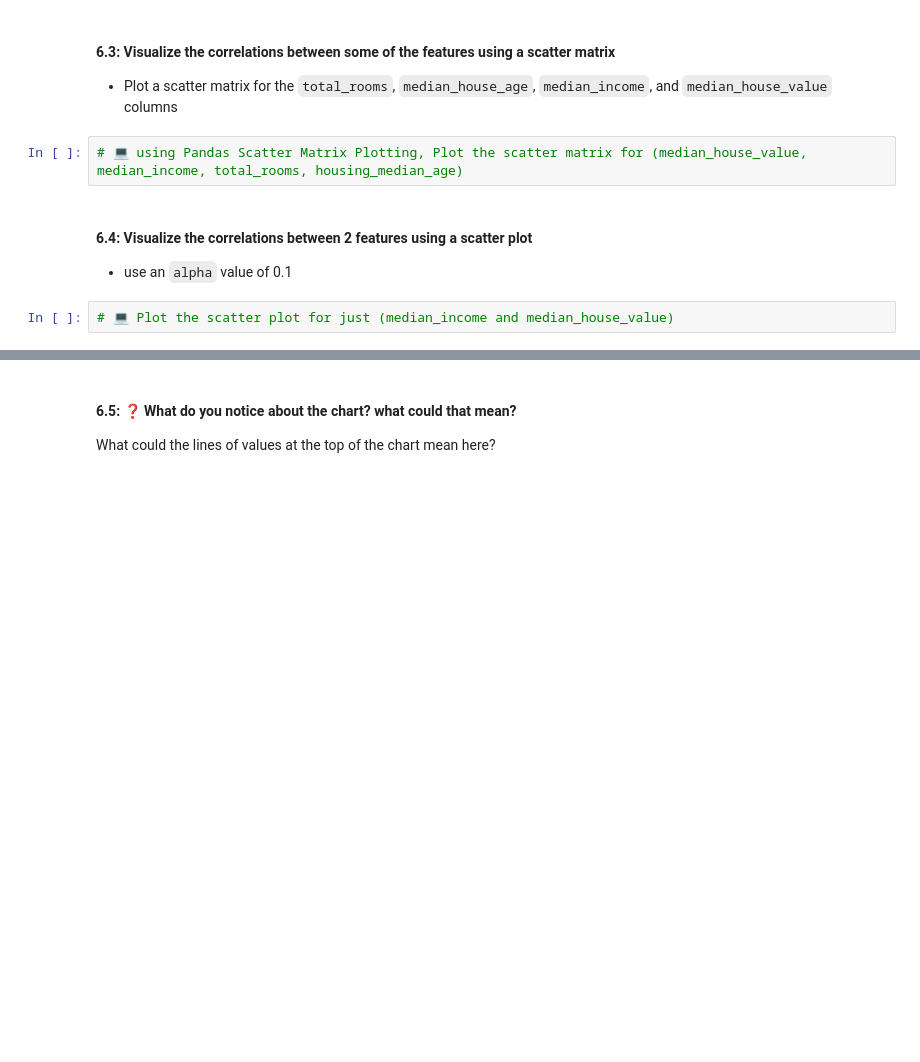
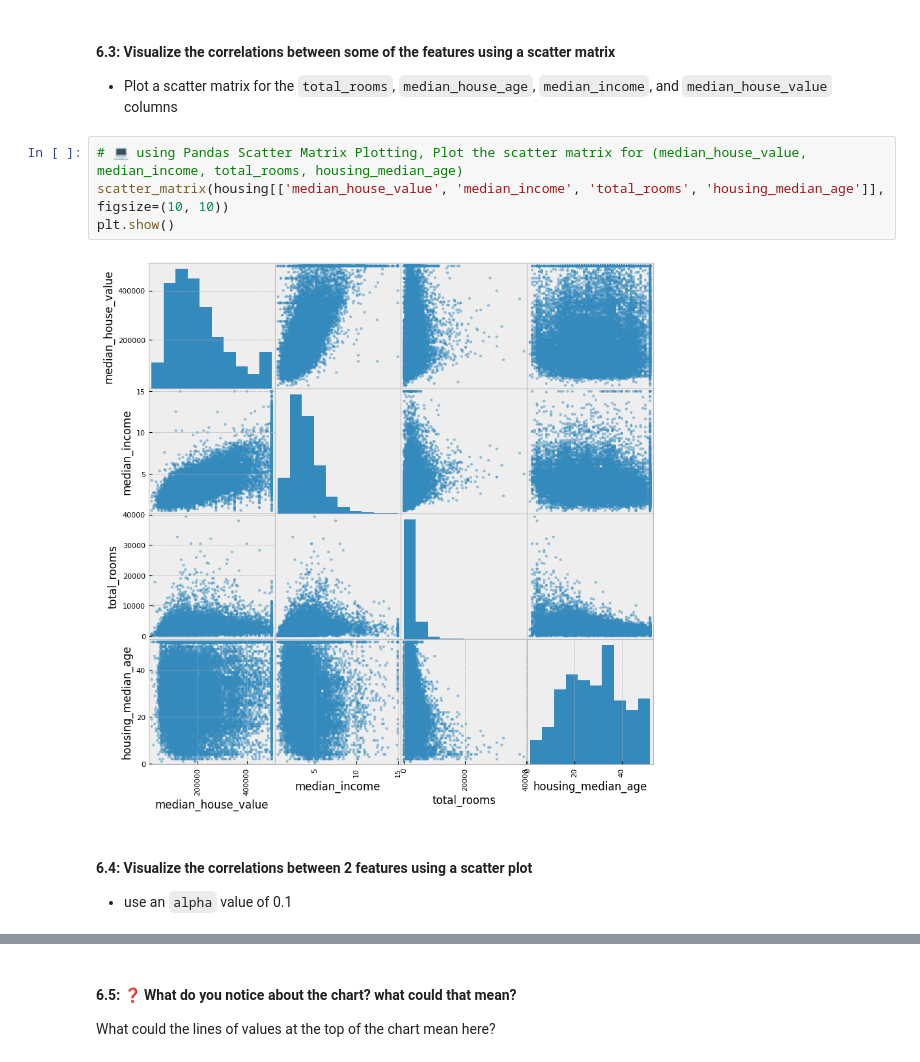
Before and after one commit to IT4063-Spring2025/eda-assignment-PrashansaDhakal, a Jupyter notebook: notebook.ipynb, the cells around one changed output, grey strips where cells are left out. Saved outputs shown, nothing was run; the diff lists cells and outputs as text; blank space fills up the shorter version.

```diff
--- a/notebook.ipynb
+++ b/notebook.ipynb
@@ -244,8 +295,10 @@ sort the results in descending order
 - Plot a scatter matrix for the `total_rooms`, `median_house_age`, `median_income`, and `median_house_value` columns
 # %%
 # 💻 using Pandas Scatter Matrix Plotting, Plot the scatter matrix for (median_house_value, median_income, total_rooms, housing_median_age)
+scatter_matrix(housing[['median_house_value', 'median_income', 'total_rooms', 'housing_median_age']], figsize=(10, 10))
+plt.show()
+# %% [output]
+[figure, added]
 # %% [markdown]
 #### 6.4: Visualize the correlations between 2 features using a scatter plot
 - use an `alpha` value of 0.1
-# %%
-# 💻 Plot the scatter plot for just (median_income and median_house_value)
```
Also changed, not shown: parts of 25 cells of this notebook, 4 other files.
